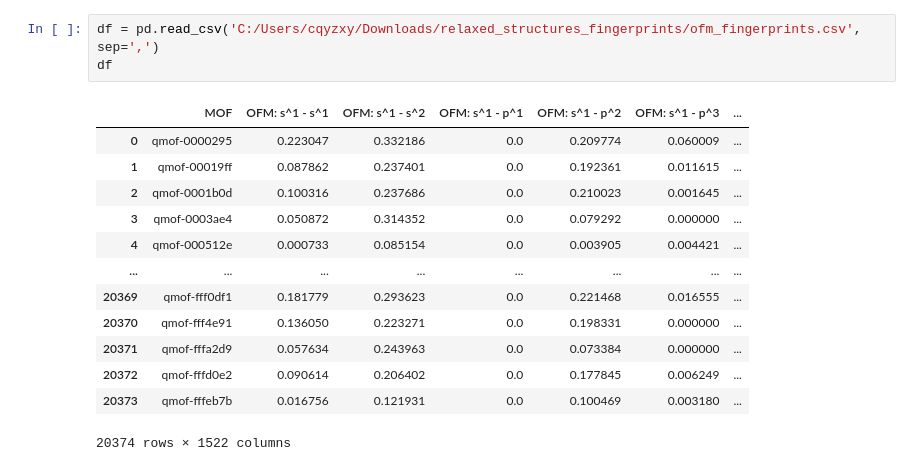
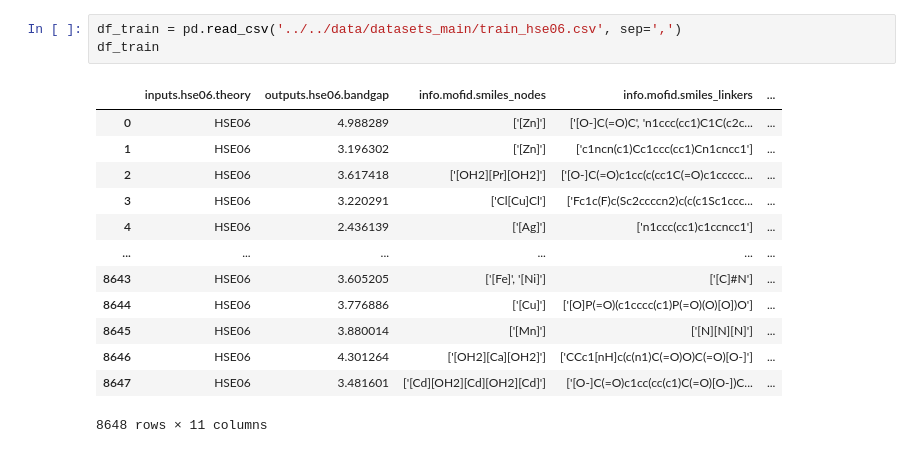
Before and after one commit to manendri/battery-materials-dsbc25, a Jupyter notebook: exploration/other/EDA_chen_PCA.ipynb, the cells around one changed output. Cells and saved outputs as stored; diff of their text form.

```diff
--- a/exploration/other/EDA_chen_PCA.ipynb
+++ b/exploration/other/EDA_chen_PCA.ipynb
@@ -23,17 +23,17 @@ df2
-# %%
-df = pd.read_csv('C:/Users/cqyzxy/Downloads/relaxed_structures_fingerprints/ofm_fingerprints.csv', sep=',')
-df
-# %% [output]
-|  | MOF | OFM: s^1 - s^1 | OFM: s^1 - s^2 | OFM: s^1 - p^1 | OFM: s^1 - p^2 | OFM: s^1 - p^3 | ... |
-| 0 | qmof-0000295 | 0.223047 | 0.332186 | 0.0 | 0.209774 | 0.060009 | ... |
-| 1 | qmof-00019ff | 0.087862 | 0.237401 | 0.0 | 0.192361 | 0.011615 | ... |
-| 2 | qmof-0001b0d | 0.100316 | 0.237686 | 0.0 | 0.210023 | 0.001645 | ... |
-| 3 | qmof-0003ae4 | 0.050872 | 0.314352 | 0.0 | 0.079292 | 0.000000 | ... |
-| 4 | qmof-000512e | 0.000733 | 0.085154 | 0.0 | 0.003905 | 0.004421 | ... |
-| ... | ... | ... | ... | ... | ... | ... | ... |
-| 20369 | qmof-fff0df1 | 0.181779 | 0.293623 | 0.0 | 0.221468 | 0.016555 | ... |
-| 20370 | qmof-fff4e91 | 0.136050 | 0.223271 | 0.0 | 0.198331 | 0.000000 | ... |
-| 20371 | qmof-fffa2d9 | 0.057634 | 0.243963 | 0.0 | 0.073384 | 0.000000 | ... |
-| 20372 | qmof-fffd0e2 | 0.090614 | 0.206402 | 0.0 | 0.177845 | 0.006249 | ... |
-| 20373 | qmof-fffeb7b | 0.016756 | 0.121931 | 0.0 | 0.100469 | 0.003180 | ... |
-20374 rows × 1522 columns
+# %%
+df_train = pd.read_csv('../../data/datasets_main/train_hse06.csv', sep=',')
+df_train
+# %% [output]
+|  | inputs.hse06.theory | outputs.hse06.bandgap | info.mofid.smiles_nodes | info.mofid.smiles_linkers | ... |
+| 0 | HSE06 | 4.988289 | ['[Zn]'] | ['[O-]C(=O)C', 'n1ccc(cc1)C1C(c2c... | ... |
+| 1 | HSE06 | 3.196302 | ['[Zn]'] | ['c1ncn(c1)Cc1ccc(cc1)Cn1cncc1'] | ... |
+| 2 | HSE06 | 3.617418 | ['[OH2][Pr][OH2]'] | ['[O-]C(=O)c1cc(c(cc1C(=O)c1ccccc... | ... |
+| 3 | HSE06 | 3.220291 | ['Cl[Cu]Cl'] | ['Fc1c(F)c(Sc2ccccn2)c(c(c1Sc1ccc... | ... |
+| 4 | HSE06 | 2.436139 | ['[Ag]'] | ['n1ccc(cc1)c1ccncc1'] | ... |
+| ... | ... | ... | ... | ... | ... |
+| 8643 | HSE06 | 3.605205 | ['[Fe]', '[Ni]'] | ['[C]#N'] | ... |
+| 8644 | HSE06 | 3.776886 | ['[Cu]'] | ['[O]P(=O)(c1cccc(c1)P(=O)(O)[O])O'] | ... |
+| 8645 | HSE06 | 3.880014 | ['[Mn]'] | ['[N][N][N]'] | ... |
+| 8646 | HSE06 | 4.301264 | ['[OH2][Ca][OH2]'] | ['CCc1[nH]c(c(n1)C(=O)O)C(=O)[O-]'] | ... |
+| 8647 | HSE06 | 3.481601 | ['[Cd][OH2][Cd][OH2][Cd]'] | ['[O-]C(=O)c1cc(cc(c1)C(=O)[O-])C... | ... |
+8648 rows × 11 columns
```
Also changed, not shown: parts of 14 cells of this notebook.
